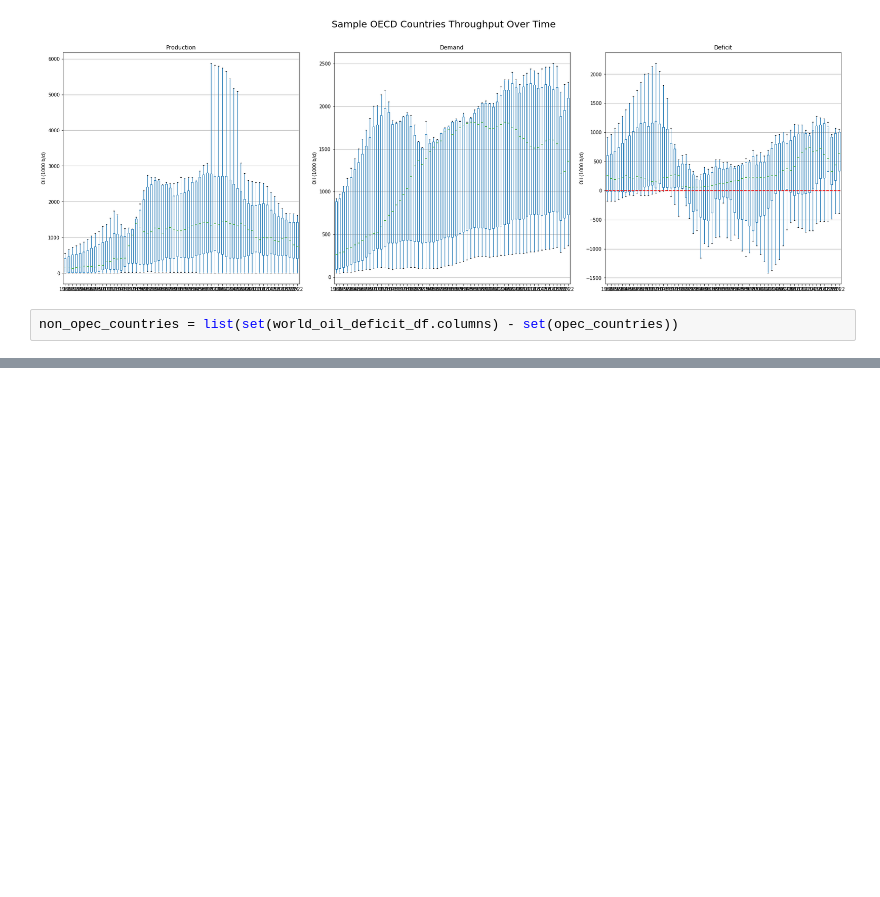
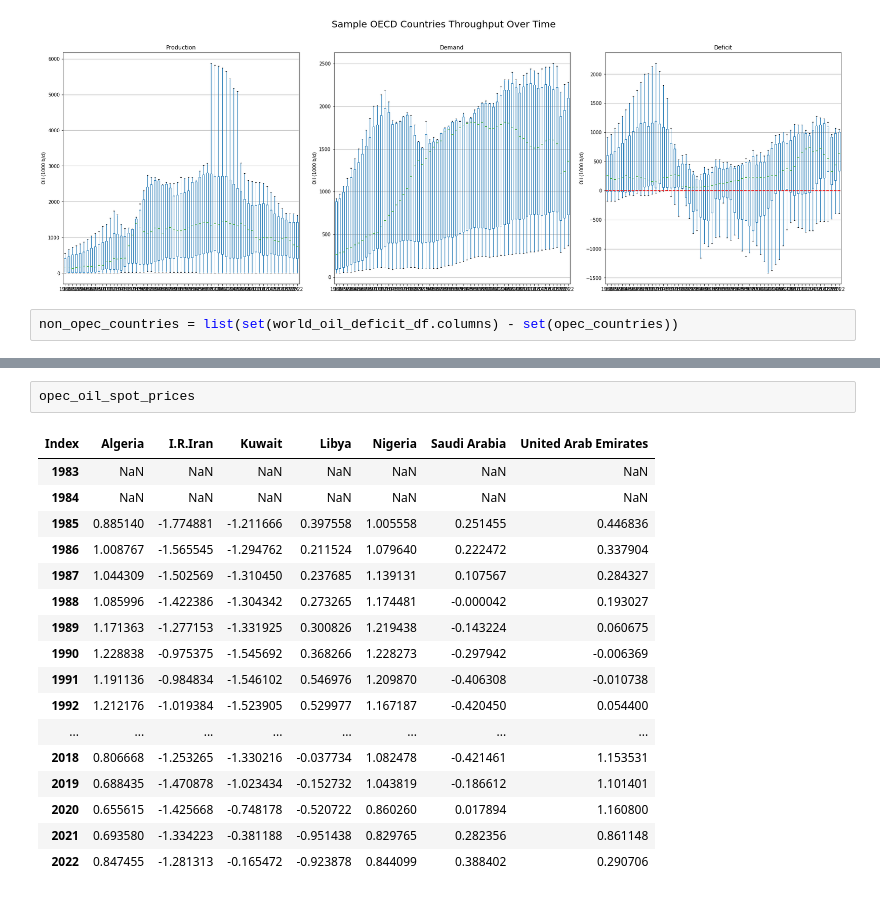
Before and after one commit to willcrodman/data_science_final_project, a Jupyter notebook: milestone_2.ipynb, the cells around one changed output, grey strips where cells are left out. Saved outputs shown, nothing was run; the diff lists cells and outputs as text; blank space fills up the shorter version.

```diff
--- a/milestone_2.ipynb
+++ b/milestone_2.ipynb
@@ -127,0 +144,20 @@ world_oil_production_df
+# %%
+opec_oil_spot_prices
+# %% [output]
+| Index | Algeria | I.R.Iran | Kuwait | Libya | Nigeria | Saudi Arabia | United Arab Emirates |
+| 1983 | NaN | NaN | NaN | NaN | NaN | NaN | NaN |
+| 1984 | NaN | NaN | NaN | NaN | NaN | NaN | NaN |
+| 1985 | 0.885140 | -1.774881 | -1.211666 | 0.397558 | 1.005558 | 0.251455 | 0.446836 |
+| 1986 | 1.008767 | -1.565545 | -1.294762 | 0.211524 | 1.079640 | 0.222472 | 0.337904 |
+| 1987 | 1.044309 | -1.502569 | -1.310450 | 0.237685 | 1.139131 | 0.107567 | 0.284327 |
+| 1988 | 1.085996 | -1.422386 | -1.304342 | 0.273265 | 1.174481 | -0.000042 | 0.193027 |
+| 1989 | 1.171363 | -1.277153 | -1.331925 | 0.300826 | 1.219438 | -0.143224 | 0.060675 |
+| 1990 | 1.228838 | -0.975375 | -1.545692 | 0.368266 | 1.228273 | -0.297942 | -0.006369 |
+| 1991 | 1.191136 | -0.984834 | -1.546102 | 0.546976 | 1.209870 | -0.406308 | -0.010738 |
+| 1992 | 1.212176 | -1.019384 | -1.523905 | 0.529977 | 1.167187 | -0.420450 | 0.054400 |
+| ... | ... | ... | ... | ... | ... | ... | ... |
+| 2018 | 0.806668 | -1.253265 | -1.330216 | -0.037734 | 1.082478 | -0.421461 | 1.153531 |
+| 2019 | 0.688435 | -1.470878 | -1.023434 | -0.152732 | 1.043819 | -0.186612 | 1.101401 |
+| 2020 | 0.655615 | -1.425668 | -0.748178 | -0.520722 | 0.860260 | 0.017894 | 1.160800 |
+| 2021 | 0.693580 | -1.334223 | -0.381188 | -0.951438 | 0.829765 | 0.282356 | 0.861148 |
+| 2022 | 0.847455 | -1.281313 | -0.165472 | -0.923878 | 0.844099 | 0.388402 | 0.290706 |
```
Also changed, not shown: parts of 8 cells of this notebook, 9 other files.
